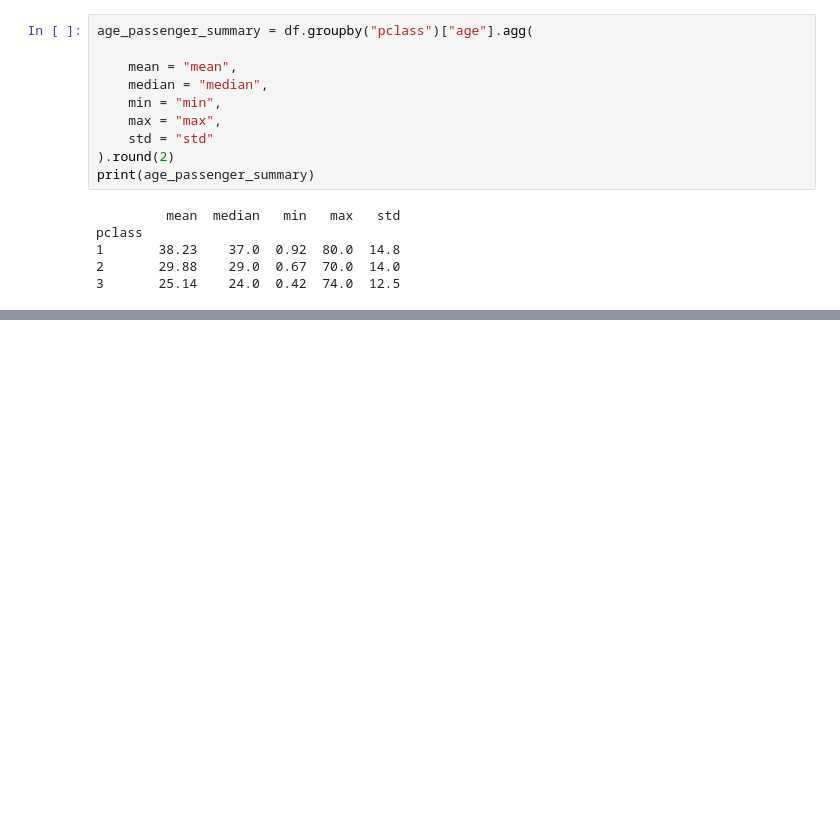
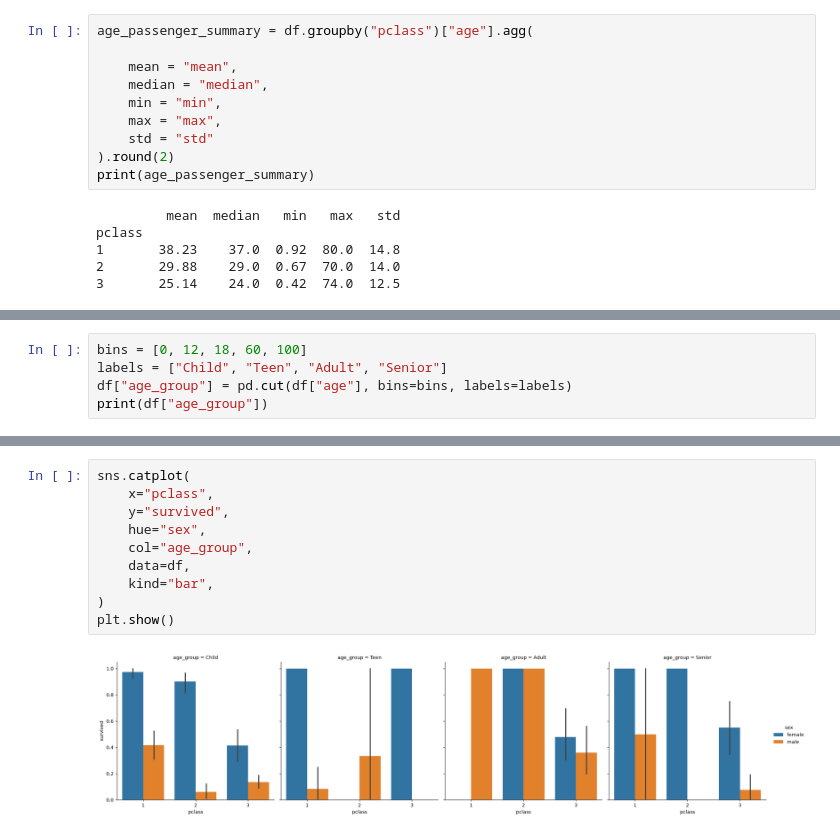
Before and after one commit to Abijith-RA/Recap_ML, a Jupyter notebook: Paper two/week 9/EDAtitanic/PractOne.ipynb, the cells around one changed output, grey strips where cells are left out. Cells and saved outputs as stored; diff of their text form; blank space fills up the shorter version.

```diff
--- a/Paper two/week 9/EDAtitanic/PractOne.ipynb
+++ b/Paper two/week 9/EDAtitanic/PractOne.ipynb
@@ -530,0 +575,5 @@ pclass
+# %%
+bins = [0, 12, 18, 60, 100]
+labels = ["Child", "Teen", "Adult", "Senior"]
+df["age_group"] = pd.cut(df["age"], bins=bins, labels=labels)
+print(df["age_group"])
@@ -530,0 +594,12 @@ pclass
+# %%
+sns.catplot(
+    x="pclass",
+    y="survived",
+    hue="sex",
+    col="age_group",
+    data=df,
+    kind="bar",
+)
+plt.show()
+# %% [output]
+[figure, added]
```
Also changed, not shown: parts of 13 cells of this notebook, 6 other files.
